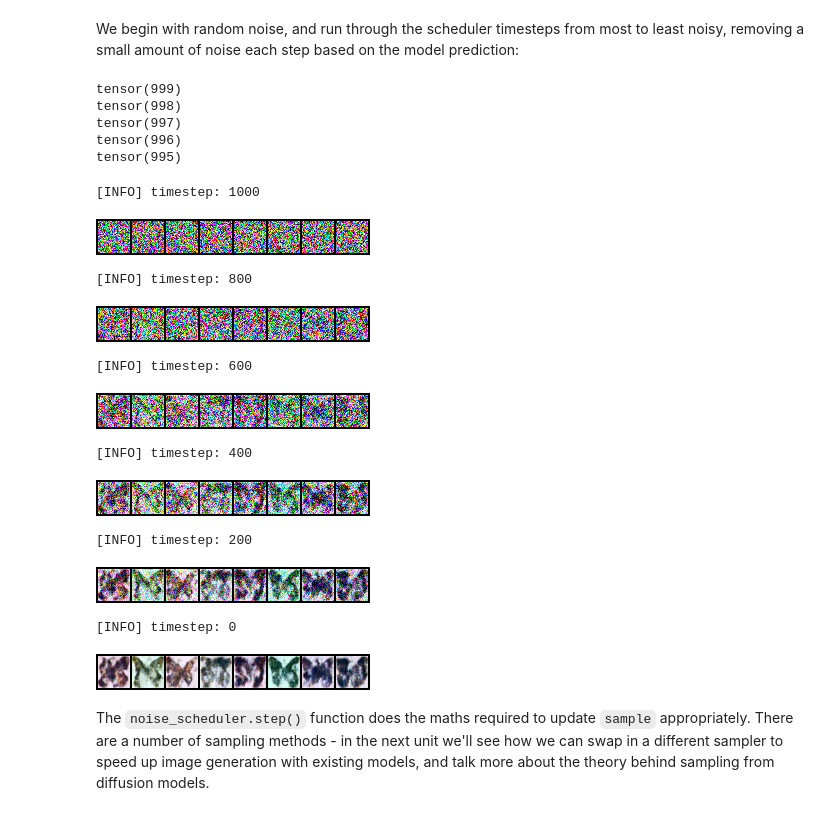
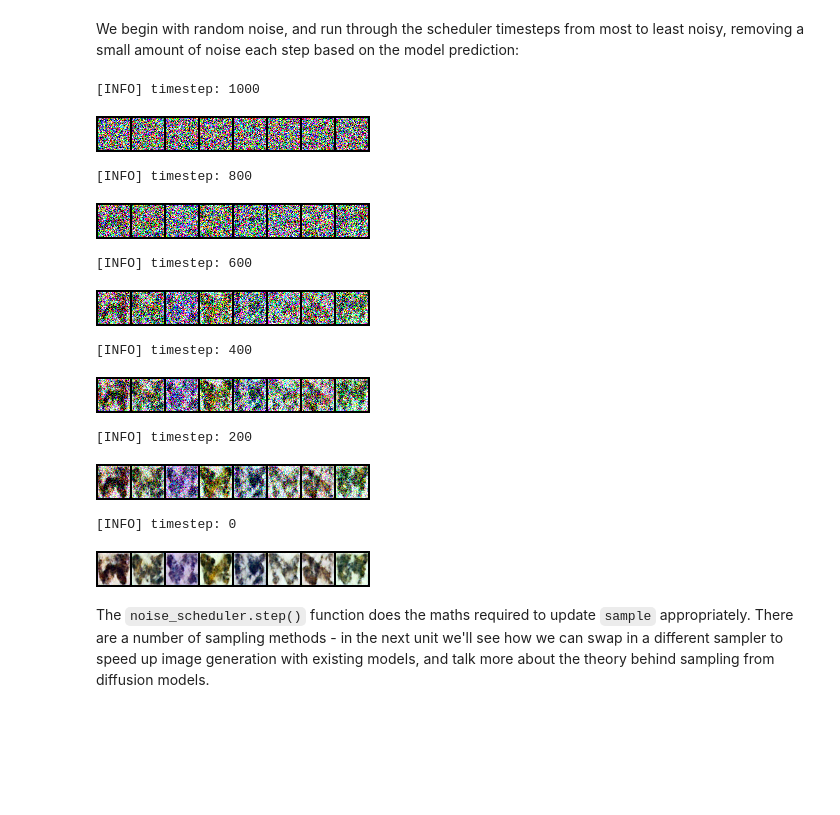
Before and after one commit to matteopilotto/diffusion-models-class, a Jupyter notebook: unit1/01_introduction_to_diffusers.ipynb, the cells around one changed output. Cells and saved outputs as stored; diff of their text form; code cells hidden in the pictures; blank space fills up the shorter version.

```diff
--- a/unit1/01_introduction_to_diffusers.ipynb
+++ b/unit1/01_introduction_to_diffusers.ipynb
@@ -187,7 +169,9 @@ from typing import List, Dict
 # %%
+from typing import List, Dict
 import torchvision
 from datasets import load_dataset
 from torchvision import transforms
+from torch.utils.data import DataLoader
 
 dataset = load_dataset("huggan/smithsonian_butterflies_subset", split="train")
 
@@ -216,8 +200,6 @@ def transform(examples: Dict[str, List]):
 dataset.set_transform(transform)
 
 # Create a dataloader from the dataset to serve up the transformed images in batches
-train_dataloader = torch.utils.data.DataLoader(dataset,
-                                               batch_size=batch_size,
-                                               shuffle=True)
+train_dataloader = DataLoader(dataset, batch_size=batch_size, shuffle=True)
 # %% [output]
 Using custom data configuration huggan--smithsonian_butterflies_subset-dca27cc6049931aa
@@ -375,6 +364,9 @@ The [official diffusers training example](https://colab.research.google.com/gith
 # %%
 from tqdm.auto import tqdm
 # %%
+# Set the model in train mode
+model.train()
+
 # Set the noise scheduler
 noise_scheduler = DDPMScheduler(num_train_timesteps=1000, beta_schedule="squaredcos_cap_v2")
 
@@ -383,8 +375,8 @@ optimizer = torch.optim.AdamW(params=model.parameters(), lr=4e-4)
 
 losses = []
 
-for epoch in tqdm(range(30)):
-    for step, batch in enumerate(train_dataloader):
+for epoch in tqdm(range(30), desc="Training progress"):
+    for step, batch in enumerate(tqdm(train_dataloader, leave=False, desc=f"Epoch {epoch+1} progress")):
         clean_images = batch["images"].to(device)
         # Sample noise to add to the images
         noise = torch.randn_like(clean_images).to(device)
@@ -525,48 +467,37 @@ Object `image_pipe.forward` not found.
 # %% [markdown]
 We begin with random noise, and run through the scheduler timesteps from most to least noisy, removing a small amount of noise each step based on the model prediction:
-# %%
-for t in (noise_scheduler.timesteps):
-    if t == 994:
-        break
-    print(t)
-# %% [output]
-tensor(999)
-tensor(998)
-tensor(997)
-tensor(996)
-tensor(995)
 # %%
 # Random starting point (8 random images):
 sample = torch.randn(8, 3, 32, 32).to(device)
 
 for i, t in enumerate(tqdm(noise_scheduler.timesteps)):
 
     # Get model pred
     with torch.inference_mode():
-        residual = model(sample, t).sample
+        preds = model(sample, t).sample
 
     # Update sample with step
-    sample = noise_scheduler.step(residual, t, sample).prev_sample
+    sample = noise_scheduler.step(preds, t, sample).prev_sample
 
     if (t+1) % 200 == 0:
         print(f'[INFO] timestep: {t+1}')
         display(show_images(sample))
 
 print(f'[INFO] timestep: {t}')
 show_images(sample)
 # %% [output]
 [INFO] timestep: 1000
-[figure, old version]
+[figure, new version]
 [INFO] timestep: 800
-[figure, old version]
+[figure, new version]
 [INFO] timestep: 600
-[figure, old version]
+[figure, new version]
 [INFO] timestep: 400
-[figure, old version]
+[figure, new version]
 [INFO] timestep: 200
-[figure, old version]
+[figure, new version]
 [INFO] timestep: 0
-[figure, old version]
+[figure, new version]
 # %% [markdown]
 The `noise_scheduler.step()` function does the maths required to update `sample` appropriately. There are a number of sampling methods - in the next unit we'll see how we can swap in a different sampler to speed up image generation with existing models, and talk more about the theory behind sampling from diffusion models.
 # %% [markdown]
```
Also changed, not shown: parts of 30 cells of this notebook.
